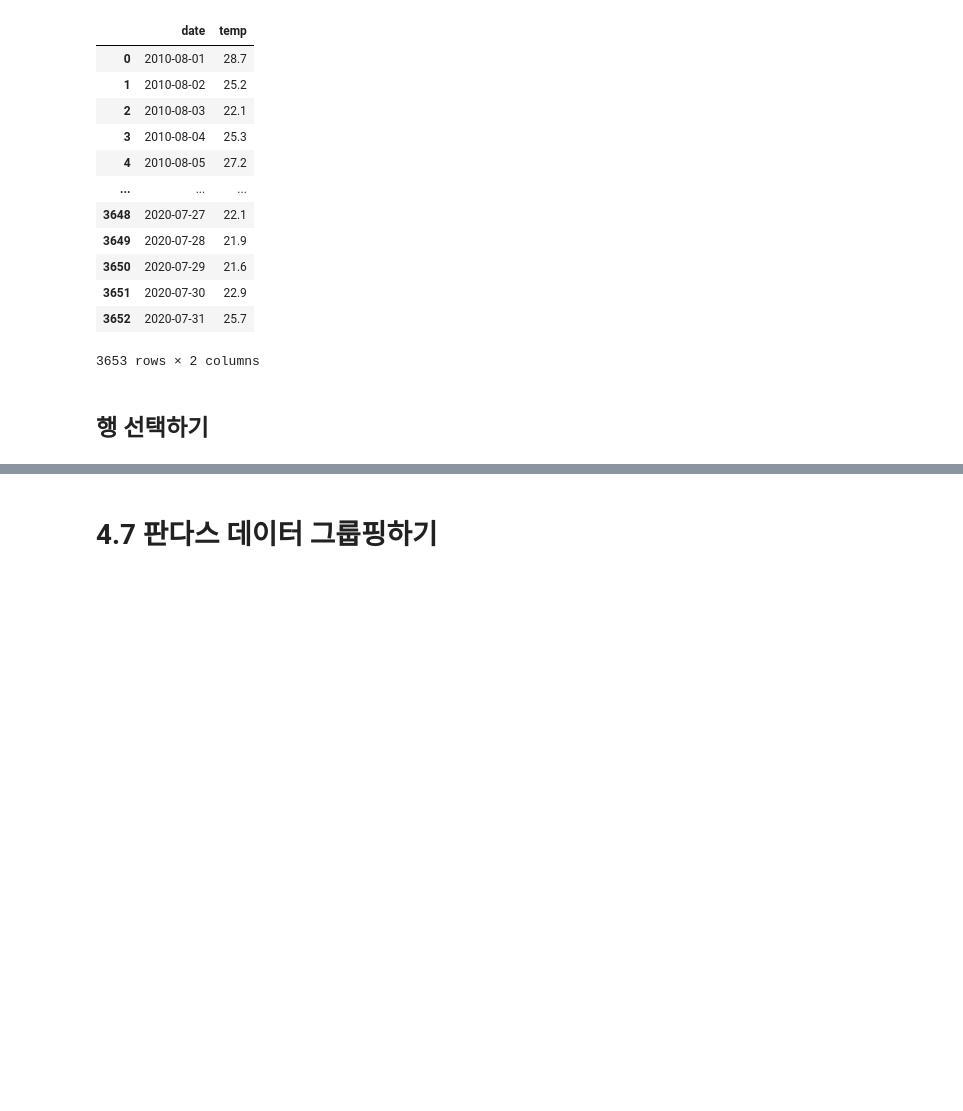
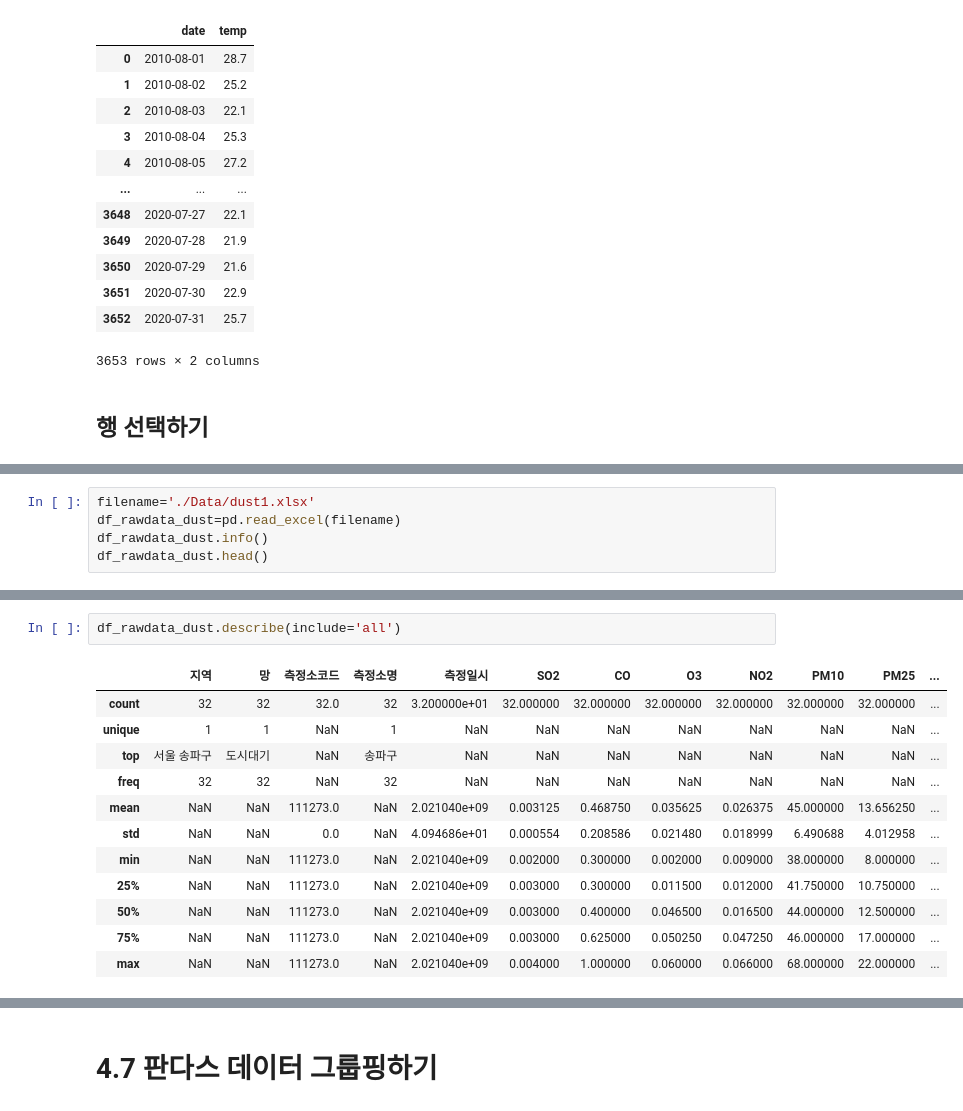
Before and after one commit to leadline42/lecture-bda-visaulization-python, a Jupyter notebook: Lecture01/Lecture01.ipynb, the cells around one changed output, grey strips where cells are left out. Cells and saved outputs as stored; diff of their text form; blank space fills up the shorter version.

```diff
--- a/Lecture01/Lecture01.ipynb
+++ b/Lecture01/Lecture01.ipynb
@@ -549,0 +467,5 @@ pd.merge(s1,s2,how='right',on='국적코드')
+# %%
+filename='./Data/dust1.xlsx'
+df_rawdata_dust=pd.read_excel(filename)
+df_rawdata_dust.info()
+df_rawdata_dust.head()
@@ -549,0 +498,15 @@ pd.merge(s1,s2,how='right',on='국적코드')
+# %%
+df_rawdata_dust.describe(include='all')
+# %% [output]
+|  | 지역 | 망 | 측정소코드 | 측정소명 | 측정일시 | SO2 | CO | O3 | NO2 | PM10 | PM25 | ... |
+| count | 32 | 32 | 32.0 | 32 | 3.200000e+01 | 32.000000 | 32.000000 | 32.000000 | 32.000000 | 32.000000 | 32.000000 | ... |
+| unique | 1 | 1 | NaN | 1 | NaN | NaN | NaN | NaN | NaN | NaN | NaN | ... |
+| top | 서울 송파구 | 도시대기 | NaN | 송파구 | NaN | NaN | NaN | NaN | NaN | NaN | NaN | ... |
+| freq | 32 | 32 | NaN | 32 | NaN | NaN | NaN | NaN | NaN | NaN | NaN | ... |
+| mean | NaN | NaN | 111273.0 | NaN | 2.021040e+09 | 0.003125 | 0.468750 | 0.035625 | 0.026375 | 45.000000 | 13.656250 | ... |
+| std | NaN | NaN | 0.0 | NaN | 4.094686e+01 | 0.000554 | 0.208586 | 0.021480 | 0.018999 | 6.490688 | 4.012958 | ... |
+| min | NaN | NaN | 111273.0 | NaN | 2.021040e+09 | 0.002000 | 0.300000 | 0.002000 | 0.009000 | 38.000000 | 8.000000 | ... |
+| 25% | NaN | NaN | 111273.0 | NaN | 2.021040e+09 | 0.003000 | 0.300000 | 0.011500 | 0.012000 | 41.750000 | 10.750000 | ... |
+| 50% | NaN | NaN | 111273.0 | NaN | 2.021040e+09 | 0.003000 | 0.400000 | 0.046500 | 0.016500 | 44.000000 | 12.500000 | ... |
+| 75% | NaN | NaN | 111273.0 | NaN | 2.021040e+09 | 0.003000 | 0.625000 | 0.050250 | 0.047250 | 46.000000 | 17.000000 | ... |
+| max | NaN | NaN | 111273.0 | NaN | 2.021040e+09 | 0.004000 | 1.000000 | 0.060000 | 0.066000 | 68.000000 | 22.000000 | ... |
```
Also changed, not shown: parts of 120 cells of this notebook, 3 other files.
